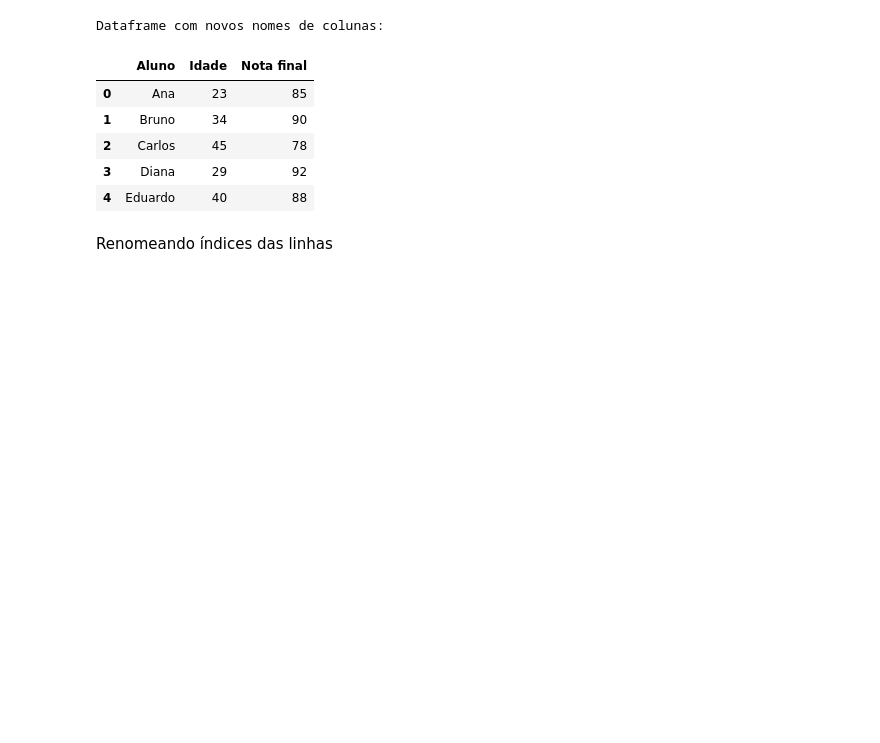
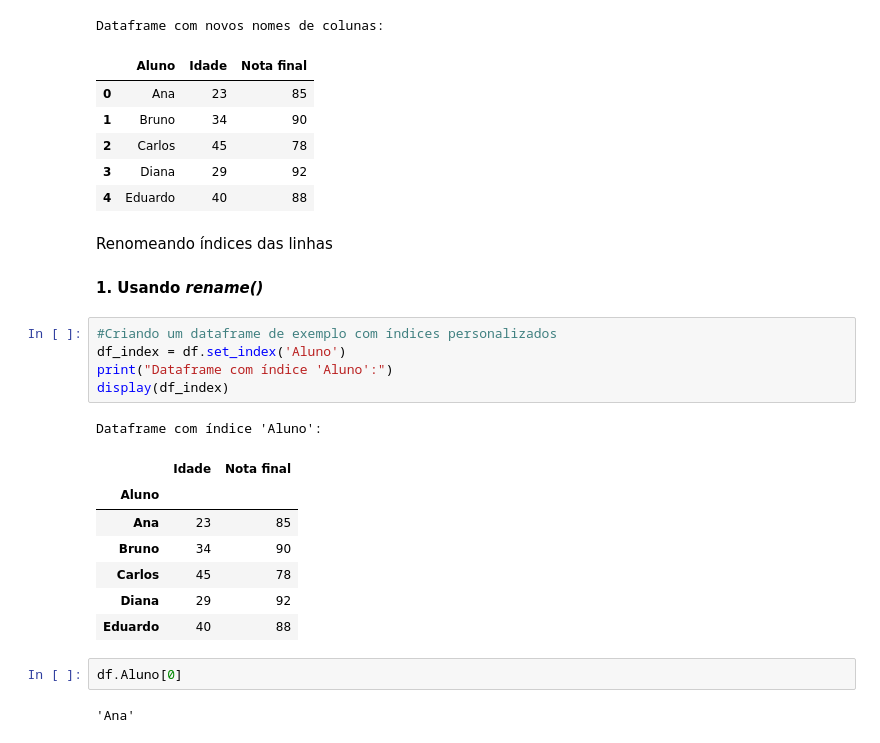
Before and after one commit to fcoelopes/BrainsMLJam, a Jupyter notebook: Pandas/6/brains_6.ipynb, the cells around one changed output. Drawn from its saved outputs; the diff is of its cells as text; blank space fills up the shorter version.

```diff
--- a/Pandas/6/brains_6.ipynb
+++ b/Pandas/6/brains_6.ipynb
@@ -68,3 +69,23 @@ Dataframe com novos nomes de colunas:
 | 4 | Eduardo | 40 | 88 |
 # %% [markdown]
 Renomeando índices das linhas
+# %% [markdown]
+**1. Usando *rename()***
+# %%
+#Criando um dataframe de exemplo com índices personalizados
+df_index = df.set_index('Aluno')
+print("Dataframe com índice 'Aluno':")
+display(df_index)
+# %% [output]
+Dataframe com índice 'Aluno':
+|  | Idade | Nota final |
+| Aluno |  |  |
+| Ana | 23 | 85 |
+| Bruno | 34 | 90 |
+| Carlos | 45 | 78 |
+| Diana | 29 | 92 |
+| Eduardo | 40 | 88 |
+# %%
+df.Aluno[0]
+# %% [output]
+'Ana'
```
Also changed, not shown: parts of 33 cells of this notebook, 3 other files.
